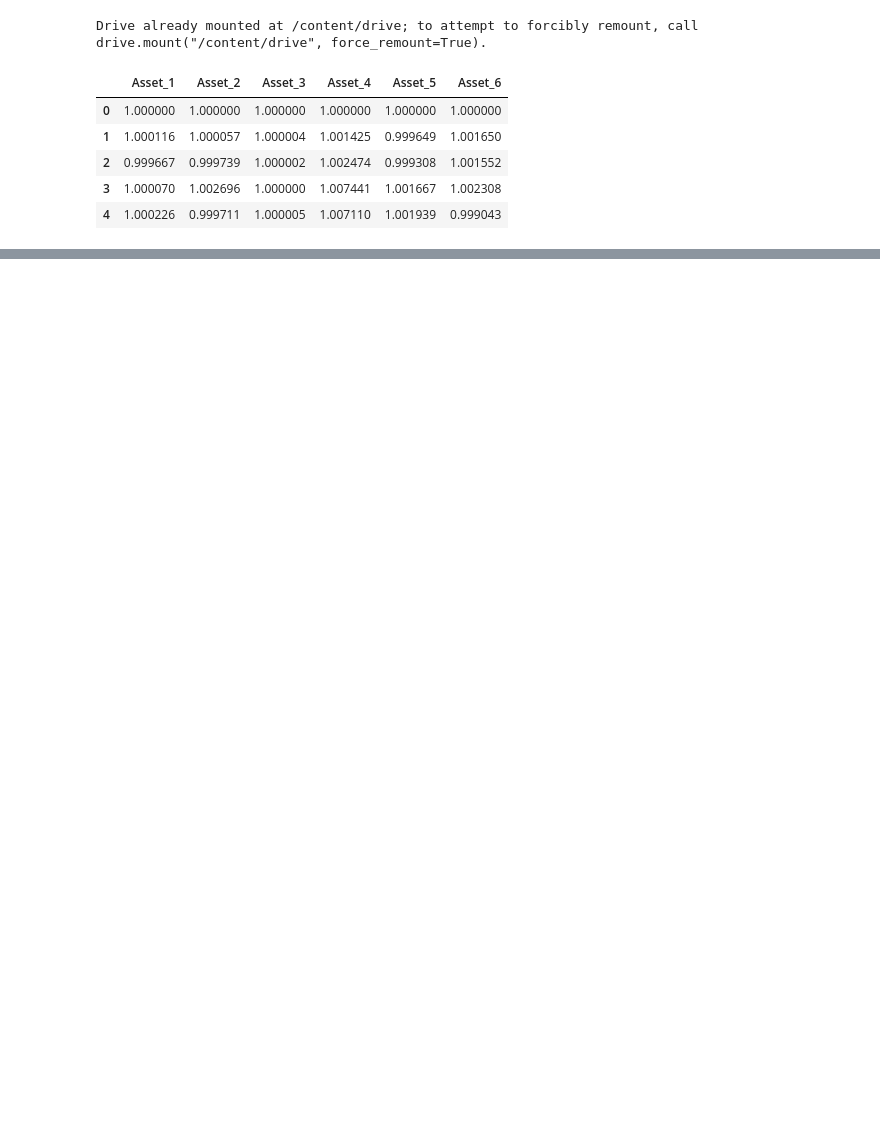
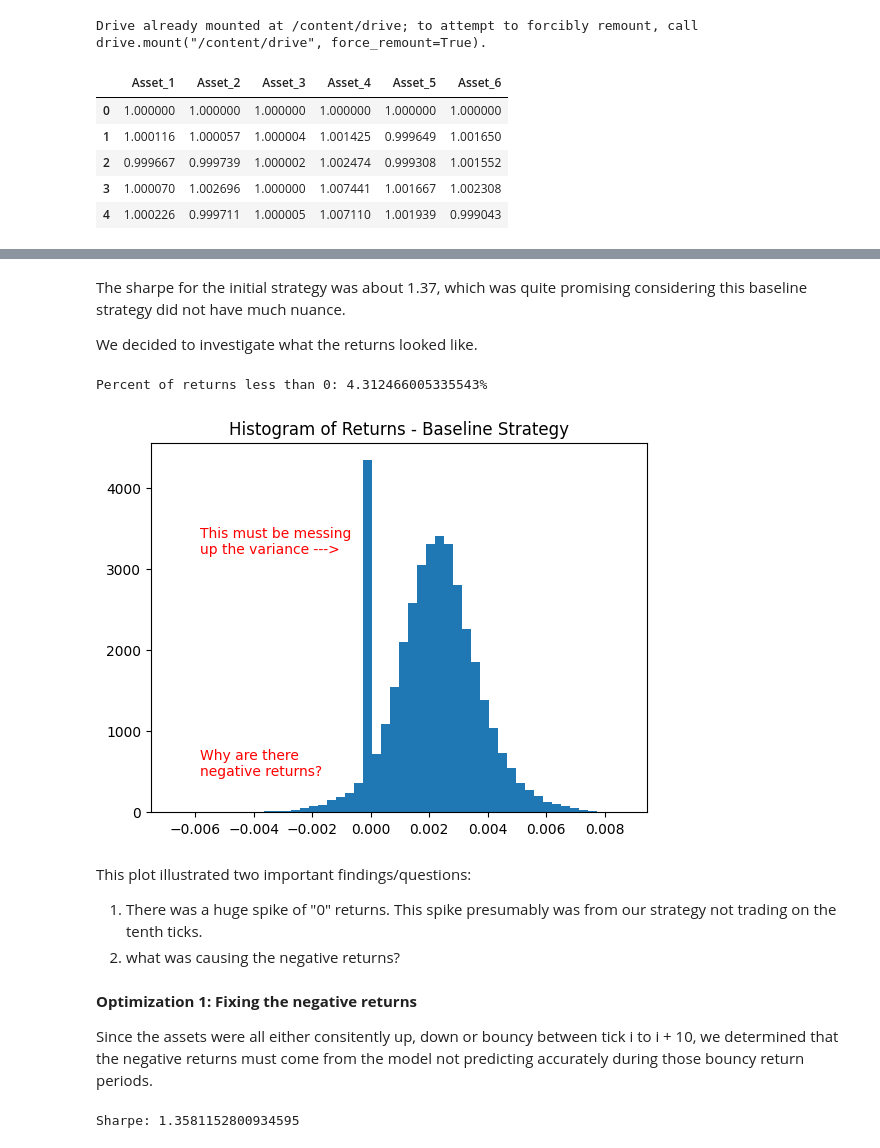
Before and after one commit to yassiehsani/git-tutorial, a Jupyter notebook: UTC_Case_II.ipynb, the cells around one changed output, grey strips where cells are left out. Cells and saved outputs as stored; diff of their text form; code cells hidden in the pictures; blank space fills up the shorter version.

```diff
--- a/UTC_Case_II.ipynb
+++ b/UTC_Case_II.ipynb
@@ -196,0 +168,68 @@ Streaming output truncated to the last 5000 lines.
+# %% [markdown]
+The sharpe for the initial strategy was about 1.37, which was quite promising considering this baseline strategy did not have much nuance.
+
+We decided to investigate what the returns looked like.
+# %%
+plt.hist(returns_1, bins=50)
+plt.title("Histogram of Returns - Baseline Strategy")
+plt.annotate(f"This must be messing\nup the variance --->", xy=(0.1, 0.7), xycoords='axes fraction', fontsize=10, color='red')
+plt.annotate(f"Why are there\nnegative returns?", xy=(0.1, 0.1), xycoords='axes fraction', fontsize=10, color='red')
+print(f"Percent of returns less than 0: {100*len(returns_1[returns_1 < 0])/len(returns_1)}%")
+# %% [output]
+Percent of returns less than 0: 4.312466005335543%
+[figure, added]
+# %% [markdown]
+This plot illustrated two important findings/questions:
+
+1) There was a huge spike of "0" returns. This spike presumably was from our strategy not trading on the tenth ticks.
+2) what was causing the negative returns?
+# %% [markdown]
+**Optimization 1: Fixing the negative returns**
+
+Since the assets were all either consitently up, down or bouncy between tick i to i + 10, we determined that the negative returns must come from the model not predicting accurately during those bouncy return periods.
+# %%
+class Allocator():
+    window_length = 500
+    def __init__(self, train_data):
+        '''
+        Anything data you want to store between days must be stored in a class field
+        '''
+        self.running_price_paths = train_data.copy()
+
+        self.train_data = train_data.copy()
+
+        self.tick_number = len(self.running_price_paths) - 1
+        # Do any preprocessing here -- do not touch running_price_paths, it will store the price path up to that data
+
+
+    def allocate_portfolio(self, asset_prices):
+        '''
+        asset_prices: np array of length 6, prices of the 6 assets on a particular day
+        weights: np array of length 6, portfolio allocation for the next day
+        '''
+        self.running_price_paths = pd.concat([self.running_price_paths, pd.DataFrame([asset_prices])], ignore_index=True)
+        self.tick_number += 1
+
+        # No allocation on this turn - unknown market conditions
+        idx = self.tick_number % 10
+        if idx == 0:
+            return np.array([0.0, 0.0, 0.0, 0.0, 0.0, 0.0])
+        #This is to make sure it doesn't run until we get to an index 1 the first time
+        else:
+            recent_data = self.running_price_paths[['Asset_4', 'Asset_5', 'Asset_6']].tail(idx+1).copy()
+            recent_data['Asset_4_ret'] = recent_data['Asset_4'].pct_change()
+            recent_data['Asset_5_ret'] = recent_data['Asset_5'].pct_change()
+            recent_data['Asset_6_ret'] = recent_data['Asset_6'].pct_change()
+            recent_data = recent_data.dropna()
+
+            #New addition
+            w4 = 0 if (recent_data['Asset_4_ret'].min() < 0 and recent_data['Asset_4_ret'].max() > 0) else (1 if recent_data['Asset_4_ret'].min() > 0 else -1)
+            w5 = 0 if (recent_data['Asset_5_ret'].min() < 0 and recent_data['Asset_5_ret'].max() > 0) else (1 if recent_data['Asset_5_ret'].min() > 0 else -1)
+            w6 = 0 if (recent_data['Asset_6_ret'].min() < 0 and recent_data['Asset_6_ret'].max() > 0) else (1 if recent_data['Asset_6_ret'].min() > 0 else -1)
+
+            return np.array([0.0, 0.0, 0.0, w4, w5, w6])
+
+sharpe_2, returns_2 = grading(TRAIN, TEST)
+print(f"Sharpe: {sharpe_2}")
+# %% [output]
+Sharpe: 1.3581152800934595
```
Also changed, not shown: parts of 31 cells of this notebook.
